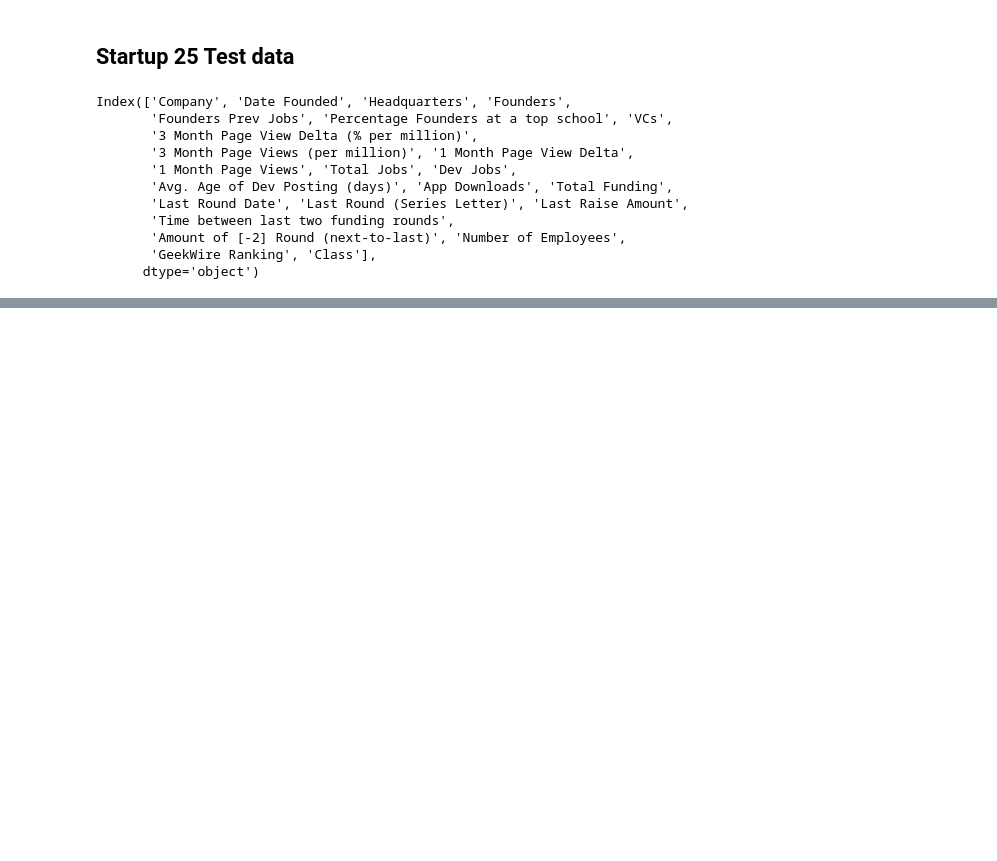
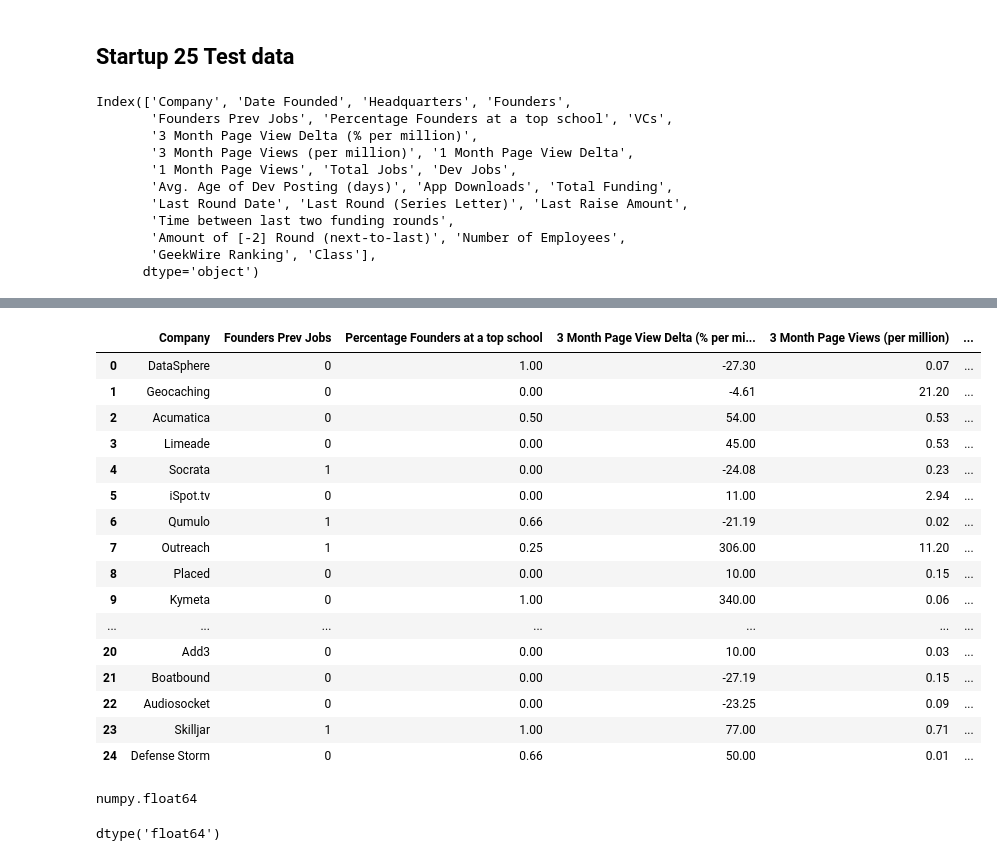
Before and after one commit to clair3st/machine-learning, a Jupyter notebook: StartUp testing.ipynb, the cells around one changed output, grey strips where cells are left out. Cells and saved outputs as stored; diff of their text form; code cells hidden in the pictures; blank space fills up the shorter version.

```diff
--- a/StartUp testing.ipynb
+++ b/StartUp testing.ipynb
@@ -40,0 +47,44 @@ Name: Company, dtype: object
+# %%
+def m2f(x):
+    try:
+        return int(x.replace('$', '').replace(',', ''))
+    except ValueError:
+        return x
+# %%
+def p2f(x):
+    return float(x.strip('%'))/100
+# %%
+df = pd.read_csv("Test Data - Sheet1.csv",
+                 skiprows=[0],
+                 converters={'Percentage Founders at a top school':p2f,
+                             'Total Funding':m2f,
+                             'Last Raise Amount':m2f,
+                             'Amount of [-2] Round (next-to-last)':m2f},
+                 usecols=[0,4,5,7,8,9, 10, 11, 12, 13, 15, 18, 19, 20, 21])
+df
+# %% [output]
+|  | Company | Founders Prev Jobs | Percentage Founders at a top school | 3 Month Page View Delta (% per mi... | 3 Month Page Views (per million) | ... |
+| 0 | DataSphere | 0 | 1.00 | -27.30 | 0.07 | ... |
+| 1 | Geocaching | 0 | 0.00 | -4.61 | 21.20 | ... |
+| 2 | Acumatica | 0 | 0.50 | 54.00 | 0.53 | ... |
+| 3 | Limeade | 0 | 0.00 | 45.00 | 0.53 | ... |
+| 4 | Socrata | 1 | 0.00 | -24.08 | 0.23 | ... |
+| 5 | iSpot.tv | 0 | 0.00 | 11.00 | 2.94 | ... |
+| 6 | Qumulo | 1 | 0.66 | -21.19 | 0.02 | ... |
+| 7 | Outreach | 1 | 0.25 | 306.00 | 11.20 | ... |
+| 8 | Placed | 0 | 0.00 | 10.00 | 0.15 | ... |
+| 9 | Kymeta | 0 | 1.00 | 340.00 | 0.06 | ... |
+| ... | ... | ... | ... | ... | ... | ... |
+| 20 | Add3 | 0 | 0.00 | 10.00 | 0.03 | ... |
+| 21 | Boatbound | 0 | 0.00 | -27.19 | 0.15 | ... |
+| 22 | Audiosocket | 0 | 0.00 | -23.25 | 0.09 | ... |
+| 23 | Skilljar | 1 | 1.00 | 77.00 | 0.71 | ... |
+| 24 | Defense Storm | 0 | 0.66 | 50.00 | 0.01 | ... |
+# %%
+type(df['Percentage Founders at a top school'][0])
+# %% [output]
+numpy.float64
+# %%
+df['Percentage Founders at a top school'].dtypes
+# %% [output]
+dtype('float64')
```
Also changed, not shown: parts of 7 cells of this notebook.
